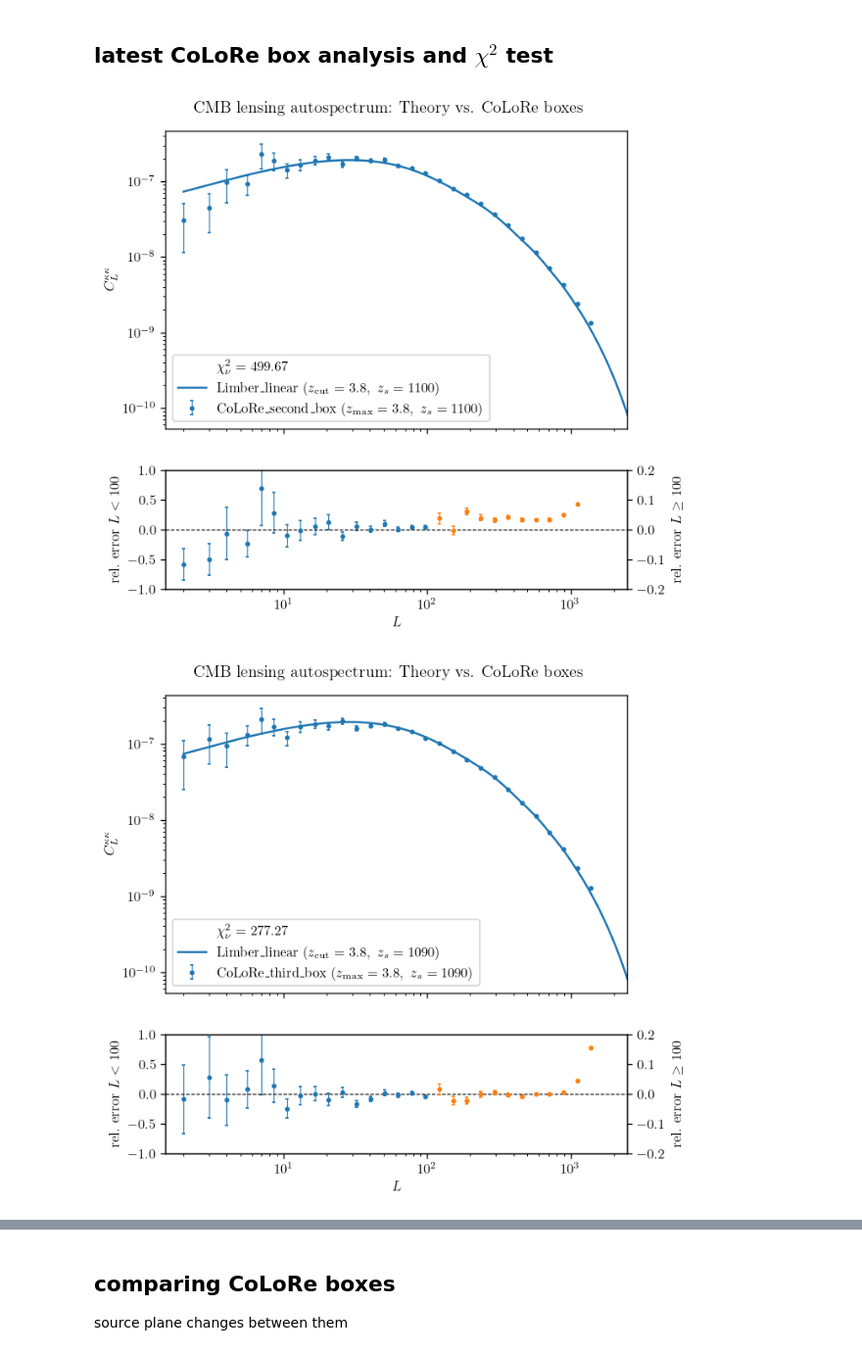
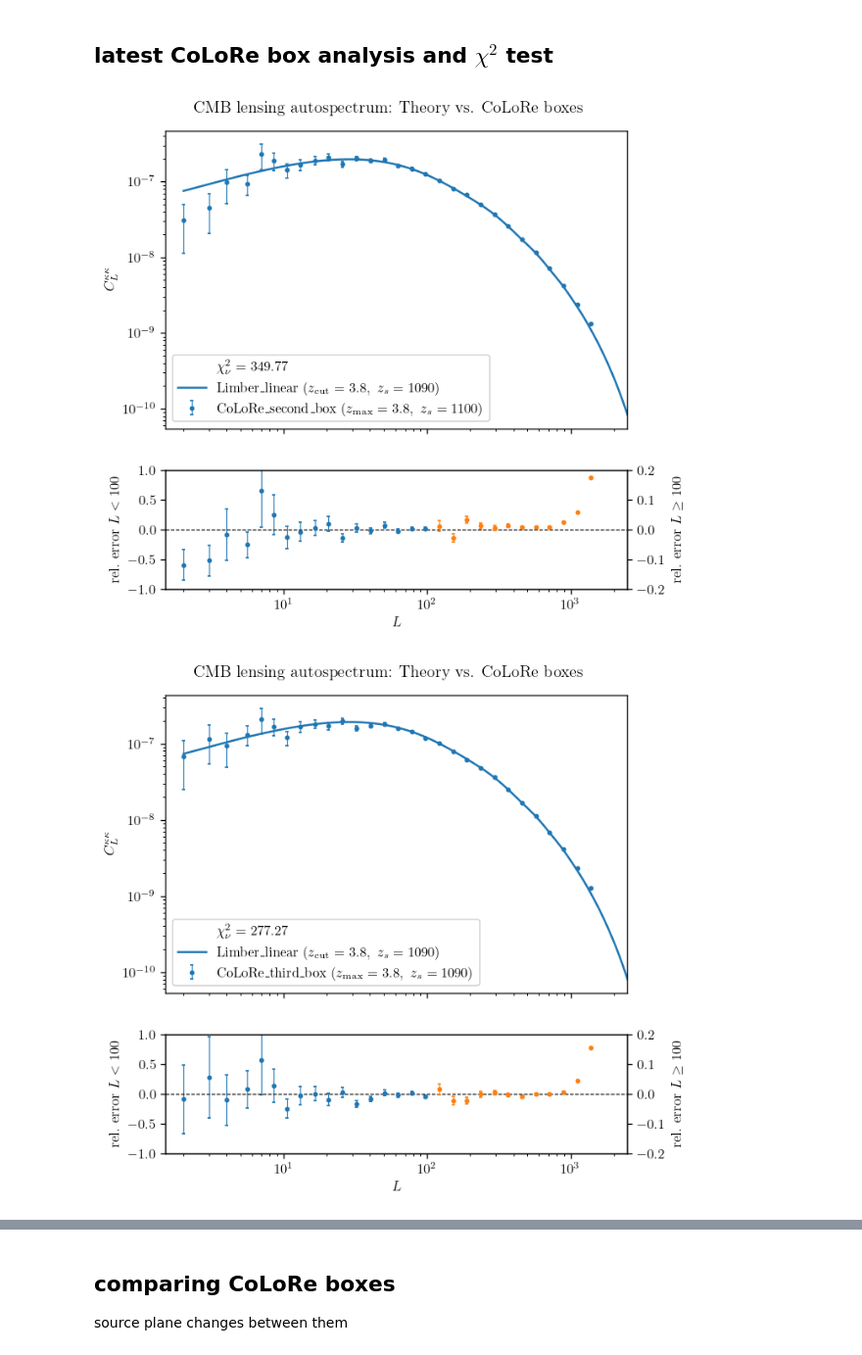
Before and after one commit to dljarque/LSST_CMBlensing_forecast, a Jupyter notebook: notebooks/cmb_lensing_auto.ipynb, the cells around one changed output, grey strips where cells are left out. Shown at 98% size. Drawn from its saved outputs; the diff is of its cells as text; code cells hidden in the pictures.

Commit message:
update notebook and plots

```diff
--- a/notebooks/cmb_lensing_auto.ipynb
+++ b/notebooks/cmb_lensing_auto.ipynb
@@ -265,4 +306,13 @@ cl_kk_camb_nlin *= ((ells * (ells + 1.0)) / 2) ** 2 # converting cls_potential t
 # %% [markdown]
 # CoLoRe simulation auto-spectrum $C_{\ell}^{\kappa \kappa}$
 # %%
-def get_colore_cls()
+def get_colore_cls(box_filename):
+    '''
+    Load the Colore kappa power spectrum from a text file
+    '''
+
+    # load the data from the .npz file
+    data = np.load(box_filename)
+    ells_colore, cl_kk_colore, err_tt = data['ells'], data['cls'], data['err']
+
+    return ells_colore, cl_kk_colore, err_tt
@@ -279,30 +335,23 @@ nbins = ells_colore.size
-# %%
-ells_colore = ells_colore[~np.isnan(ells_colore)]
-cl_kk_colore_box1 = cl_kk_colore_box1[~np.isnan(cl_kk_colore_box1)]
-cl_kk_colore_box2 = cl_kk_colore_box2[~np.isnan(cl_kk_colore_box2)]
-cl_kk_colore_box3 = cl_kk_colore_box3[~np.isnan(cl_kk_colore_box3)]
-err_tt_box1 = err_tt_box1[~np.isnan(err_tt_box1)]
-err_tt_box2 = err_tt_box2[~np.isnan(err_tt_box2)]
-err_tt_box3 = err_tt_box3[~np.isnan(err_tt_box3)]
 # %% [markdown]
 # plotting
 # %% [markdown]
 ## latest CoLoRe box analysis and $\chi^2$ test
 # %%
-ells_rebin, cl_kk_lin_zmax_zs_rebin = log_bin_cls(ells, cl_kk_lin_zmax_zs, nbins=nbins, ell_min=2, ell_max=1535)[:2]
-ells_rebin, cl_kk_lin_zmax_zmax_rebin = log_bin_cls(ells, cl_kk_lin_zmax_zmax, nbins=nbins, ell_min=2, ell_max=1535)[:2]
+# rebin the CAMB linear and non-linear cls to match the number of bins in the Colore data for residuals
+cl_kk_lin_zmax_zs_box2_rebin = log_bin_cls(ells, cl_kk_lin_zmax_zs_box2, nbins=nbins, ell_min=lmin_colore, ell_max=lmax_colore)[1]
+cl_kk_lin_zmax_zs_box3_rebin = log_bin_cls(ells, cl_kk_lin_zmax_zs_box3, nbins=nbins, ell_min=lmin_colore, ell_max=lmax_colore)[1]
 
-ells_rebin = ells_rebin[~np.isnan(cl_kk_lin_zmax_zs_rebin)]
-cl_kk_lin_zmax_zs_rebin = cl_kk_lin_zmax_zs_rebin[~np.isnan(cl_kk_lin_zmax_zs_rebin)]
-cl_kk_lin_zmax_zmax_rebin = cl_kk_lin_zmax_zmax_rebin[~np.isnan(cl_kk_lin_zmax_zmax_rebin)]
+# filter out NaN values which may arise from empty bins in the rebinning process
+cl_kk_lin_zmax_zs_box2_rebin = cl_kk_lin_zmax_zs_box2_rebin[mask]
+cl_kk_lin_zmax_zs_box3_rebin = cl_kk_lin_zmax_zs_box3_rebin[mask]
 # %%
-def plot_cls_comparison(ells_colore, cl_kk_colore, err_tt, ells, cl_kk_lin, cl_kk_lin_rebin, z_out, box_label):
+def plot_cls_comparison(ells_colore, cl_kk_colore, err_tt, ells, cl_kk_lin, cl_kk_lin_rebin, z_out,z_star, box_label):
 
     fig, (ax1, ax2) = plt.subplots(2, 1, figsize=(6, 6), height_ratios=[2.5, 1], dpi=120, sharex=True)
 
     # compute the reduced chi-squared between the rebinned linear limber and the rebinned CoLoRe cls
     chi2 = np.sum((cl_kk_colore - cl_kk_lin_rebin)**2 / err_tt**2)
-    chi2_nu = chi2 / (len(ells_rebin))
+    chi2_nu = chi2 / (len(ells_colore))
 
     # plot the rebinned CoLoRe Cls with error bars
     ax1.errorbar(ells_colore, cl_kk_colore, yerr=err_tt, elinewidth=0.7, capsize=1.0, fmt='C0.', markersize=5.0,
@@ -310,7 +359,7 @@ def plot_cls_comparison(ells_colore, cl_kk_colore, err_tt, ells, cl_kk_lin, cl_k
     ax1.scatter(0, 0 , s=0, label=rf'$\chi^2_\nu = {chi2_nu:.2f}$')
 
     # manual limber integration full redshift
-    ax1.plot(ells, cl_kk_lin, c='C0', ls='-', label=rf'Limber_linear ($z_{{\rm cut}} = {z_max}, \ z_s={int(z_out)}$)')
+    ax1.plot(ells, cl_kk_lin, c='C0', ls='-', label=rf'Limber_linear ($z_{{\rm cut}} = {z_max}, \ z_s={int(z_star)}$)')
 
     ax1.set_xscale('log')
     ax1.set_yscale('log')
@@ -349,10 +398,12 @@ def plot_cls_comparison(ells_colore, cl_kk_colore, err_tt, ells, cl_kk_lin, cl_k
     fig.savefig(f'plots/cls_kk_{box_label}.pdf', bbox_inches='tight')
     plt.show()
 # %%
-plot_cls_comparison(ells_colore, cl_kk_colore_box2, err_tt_box2, ells, cl_kk_lin_zmax_zs, cl_kk_lin_zmax_zs_rebin, z_out_box2, box_label='second_box')
-plot_cls_comparison(ells_colore, cl_kk_colore_box3, err_tt_box3, ells, cl_kk_lin_zmax_zs, cl_kk_lin_zmax_zs_rebin, z_out_box3, box_label='third_box')
+plot_cls_comparison(ells_colore, cl_kk_colore_box2, err_tt_box2, ells, cl_kk_lin_zmax_zs_box2,
+                    cl_kk_lin_zmax_zs_box2_rebin, z_out_box2, z_star_box2, box_label='second_box')
+plot_cls_comparison(ells_colore, cl_kk_colore_box3, err_tt_box3, ells, cl_kk_lin_zmax_zs_box3,
+                    cl_kk_lin_zmax_zs_box3_rebin, z_out_box3, z_star_box3, box_label='third_box')
 # %% [output]
-[figure, old version]
+[figure, new version]
 [figure]
 # %%
 def plot_cumulative_chi2(ells_colore, cl_kk_colore, err_tt, cl_kk_lin_rebin, box_label):
```
Also changed, not shown: parts of 21 cells of this notebook, 12 other files.
